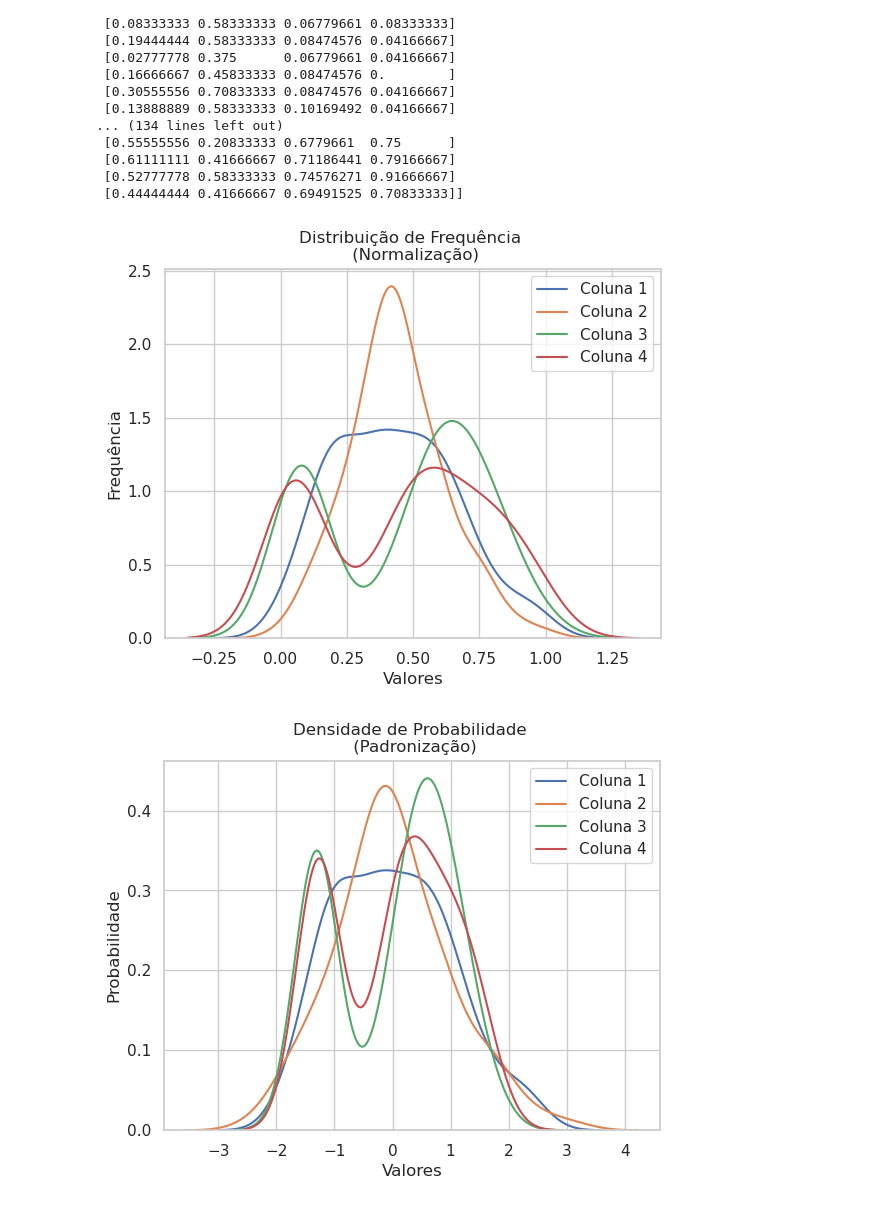
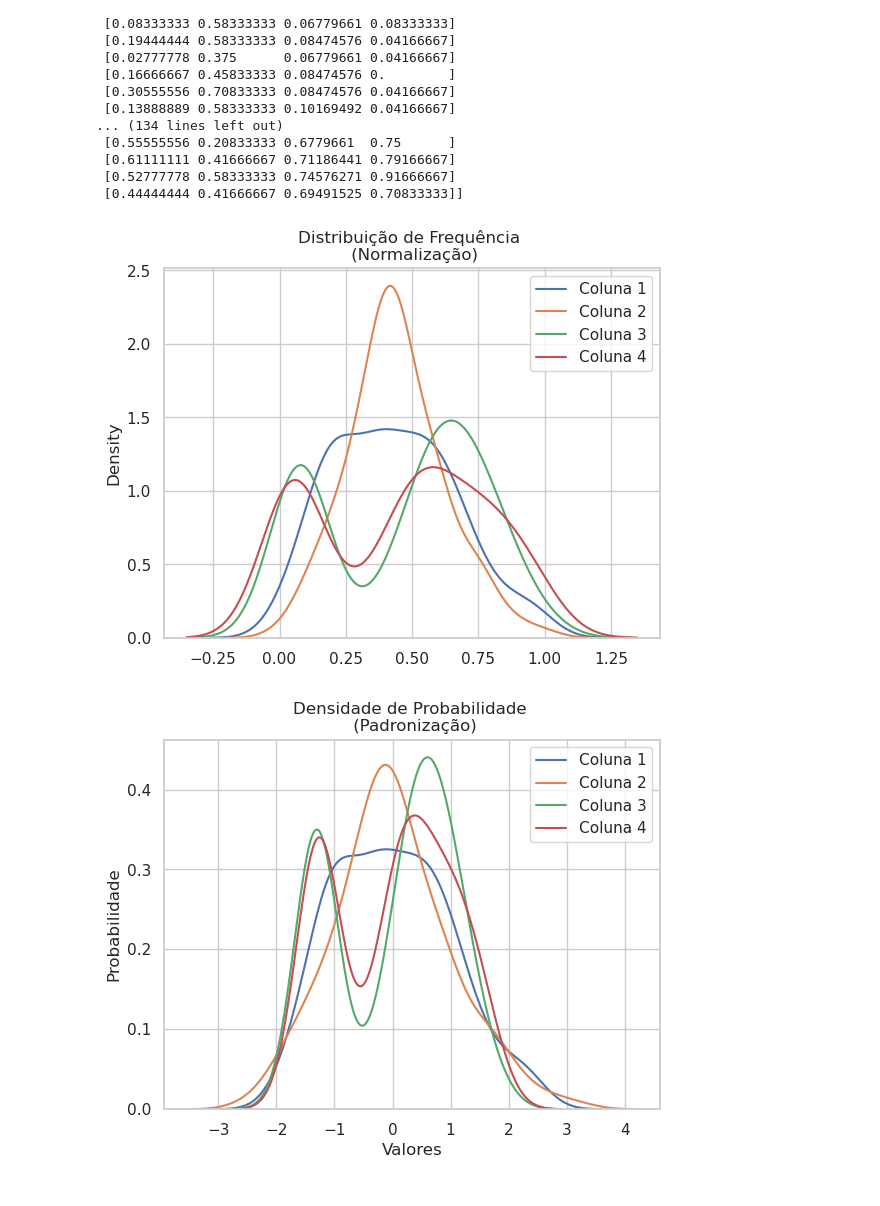
Before and after one commit to Edmurcn/Fis._Estat._Comp., a Jupyter notebook: Intro._Ciencia_Dados/Aulas/Aula 1/execícios1.ipynb, the cells around one changed output. Cells and saved outputs as stored; diff of their text form; code cells hidden in the pictures.

```diff
--- a/Intro._Ciencia_Dados/Aulas/Aula 1/execícios1.ipynb
+++ b/Intro._Ciencia_Dados/Aulas/Aula 1/execícios1.ipynb
@@ -146,9 +146,6 @@ Para uma melhor visualização do resultado obtido pelos dois processos de limpe
 # %%
 import seaborn as sns
 import matplotlib.pyplot as plt
-
-data2 = pd.read_csv("/home/edmurcn/Documentos/MeusProjetos/Fis._Estat._Comp./Intro._Ciencia_Dados/data/iris.csv", header=0)
-Z = np.array(data[data.columns[0: data.shape[1]-1]], dtype=float)
 
 sns.set(style="whitegrid")
 fig, ax = plt.subplots()
@@ -156,7 +153,6 @@ fig, ax = plt.subplots()
 for i in np.arange(0, X.shape[1]):
     sns.kdeplot(data=X[:,i], label = f"Coluna {i+1} de X")
     sns.kdeplot(data=Y[:,i], label = f"Coluna {i+1} de Y")
-    sns.kdeplot(data=Z[:,i], label=f"Coluna {i+1} de Z")
     plt.legend()
     plt.show()
 # %% [output]
@@ -212,22 +210,20 @@ print(X_norm)
 # %%
 import matplotlib.pyplot as plt
 import seaborn as sns
 
 sns.set(style="whitegrid")
 
 fig, ax = plt.subplots()
 
 for i in np.arange(0, X_norm.shape[1]):
     sns.kdeplot(X_norm[:,i], ax=ax, label=f"Coluna {i+1}", fill=False)
 
-plt.xlabel("Valores")
-plt.ylabel("Frequência")
 plt.title("Distribuição de Frequência \n (Normalização)")
 
 plt.legend()
 plt.show()
 # %% [output]
-[figure, old version]
+[figure, new version]
 # %%
 from sklearn.preprocessing import StandardScaler
 
```
Also changed, not shown: parts of 5 cells of this notebook.
